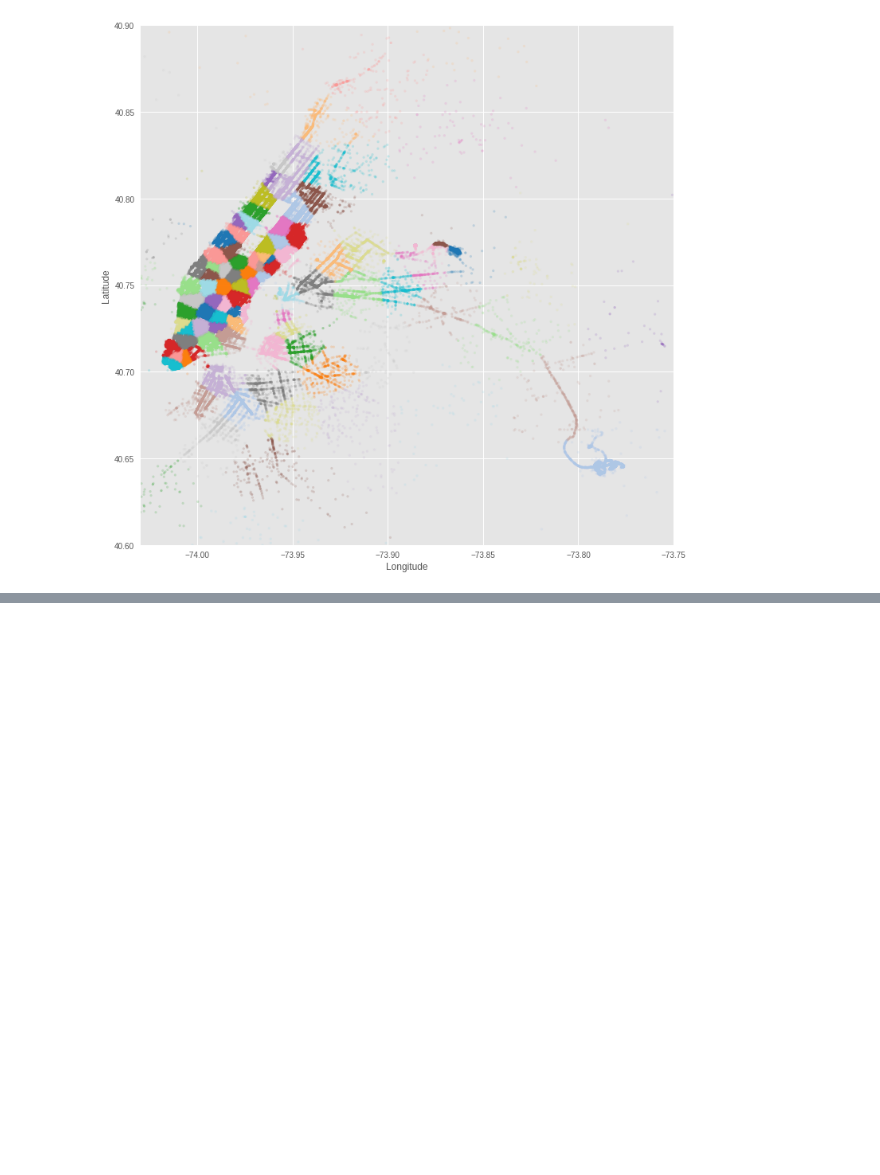
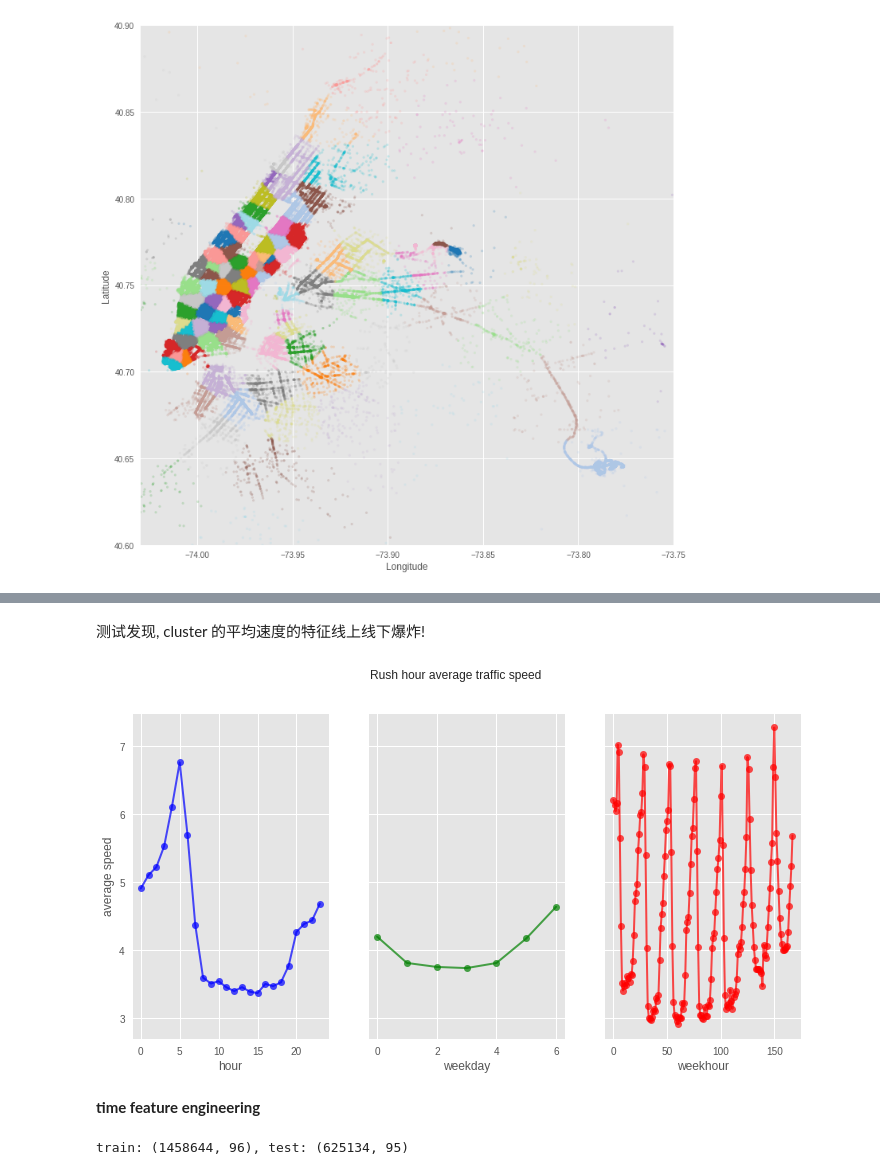
Before and after one commit to SunnyMarkLiu/Kaggle_NYC_Taxi_Trip_Duration, a Jupyter notebook: features/Feature Engineering.ipynb, the cells around one changed output, grey strips where cells are left out. Cells and saved outputs as stored; diff of their text form; code cells hidden in the pictures; blank space fills up the shorter version.

```diff
--- a/features/Feature Engineering.ipynb
+++ b/features/Feature Engineering.ipynb
@@ -334,0 +378,27 @@ plt.show()
+# %% [markdown]
+测试发现, cluster 的平均速度的特征线上线下爆炸!
+# %%
+train.loc[:, 'avg_speed_h'] = 1000 * train['lat_long_distance_haversine'] / train['trip_duration']
+train.loc[:, 'avg_speed_m'] = 1000 * train['lat_long_distance_dummy_manhattan'] / train['trip_duration']
+fig, ax = plt.subplots(ncols=3, sharey=True)
+ax[0].plot(train.groupby('pickup_hour').mean()['avg_speed_h'], 'bo-', lw=2, alpha=0.7)
+ax[1].plot(train.groupby('pickup_weekday').mean()['avg_speed_h'], 'go-', lw=2, alpha=0.7)
+ax[2].plot(train.groupby('pickup_week_hour').mean()['avg_speed_h'], 'ro-', lw=2, alpha=0.7)
+ax[0].set_xlabel('hour')
+ax[1].set_xlabel('weekday')
+ax[2].set_xlabel('weekhour')
+ax[0].set_ylabel('average speed')
+fig.suptitle('Rush hour average traffic speed')
+plt.show()
+# %% [output]
+[figure, added]
+# %% [markdown]
+**time feature engineering**
+# %%
+train, test = data_utils.load_dataset(op_scope='3')
+print 'train: {}, test: {}'.format(train.shape, test.shape)
+trip_durations = train['trip_duration']
+del train['trip_duration']
+conbined_data = pd.concat([train, test])
+# %% [output]
+train: (1458644, 96), test: (625134, 95)
```
Also changed, not shown: parts of 15 cells of this notebook.
